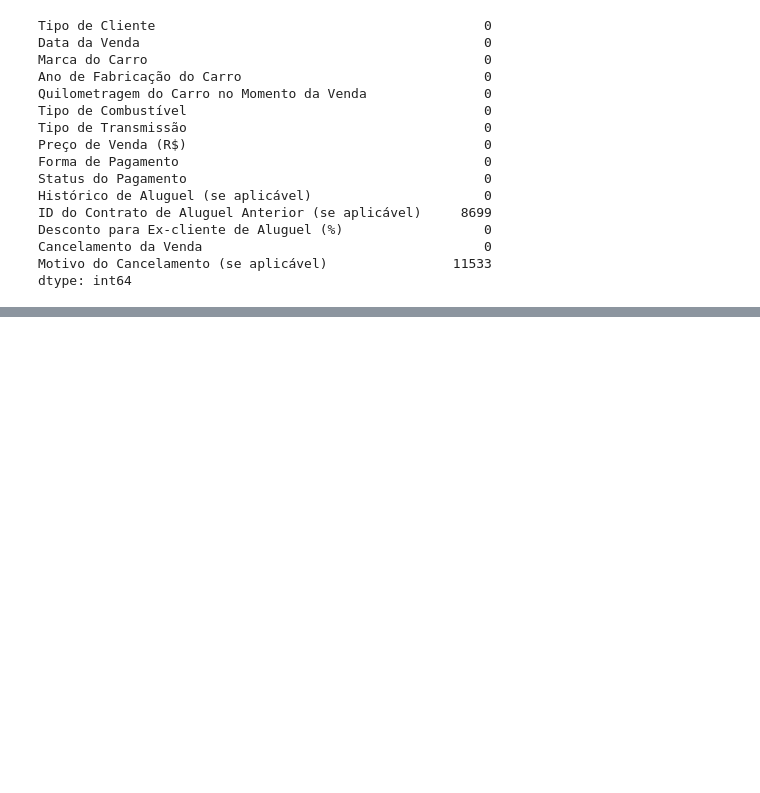
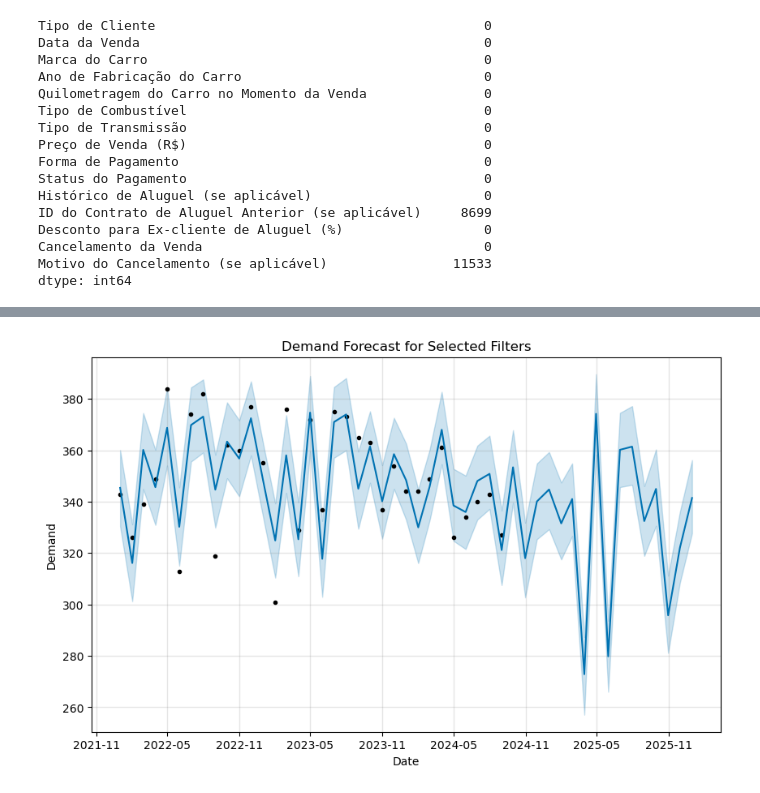
Before and after one commit to Henrique-Albuquerque2/PS-IJR-Grupo10, a Jupyter notebook: previsaoVendas.ipynb, the cells around one changed output, grey strips where cells are left out. Cells and saved outputs as stored; diff of their text form; code cells hidden in the pictures; blank space fills up the shorter version.

```diff
--- a/previsaoVendas.ipynb
+++ b/previsaoVendas.ipynb
@@ -413 +459,45 @@ display(VBox([
 VBox(children=(HBox(children=(VBox(children=(Label(value='Tipo de Cliente'), Checkbox(value=True, description=…
+# %%
+# Demanda
+
+# Step 1: Ensure 'Data da Venda' is in datetime format
+db_demand_total = db_alterado.copy()  # Use your already filtered db_alterado for vendas
+db_demand_total['Data da Venda'] = pd.to_datetime(db_demand_total['Data da Venda'], errors='coerce')  # Convert to datetime
+
+# Check if there are any rows where the conversion failed (invalid dates)
+invalid_dates = db_demand_total['Data da Venda'].isna().sum()
+if invalid_dates > 0:
+    print(f"Warning: {invalid_dates} rows have invalid dates and were set to NaT.")
+
+# Step 2: Extract month and year from 'Data da Venda'
+db_demand_total['Mes'] = db_demand_total['Data da Venda'].dt.month
+db_demand_total['Ano'] = db_demand_total['Data da Venda'].dt.year
+
+# Step 3: Filter out sales with pending payments
+db_demand_filtered_total = db_demand_total[db_demand_total['Status do Pagamento'] != 'pendente']
+
+# Step 5.3: Aggregate revenue by month (sum the 'Valor do contrato do aluguel')
+monthly_demand_forescast = db_demand_filtered_total.groupby(['Ano', 'Mes']).size().reset_index(name='Demand')
+
+# Step 5.4: Prepare the data for Prophet
+monthly_demand_forescast['ds'] = pd.to_datetime(monthly_demand_forescast['Ano'].astype(str) + '-' + monthly_demand_forescast['Mes'].astype(str) + '-01')
+monthly_demand_forescast['y'] = monthly_demand_forescast['Demand']
+
+# Step 5.5: Train Prophet model on filtered data
+model = Prophet()
+model.fit(monthly_demand_forescast[['ds', 'y']])
+
+# Step 5.6: Forecast the next 12 months
+future = model.make_future_dataframe(periods=16, freq='M')
+forecast = model.predict(future)
+
+# Step 5.7: Plot the forecast
+fig, ax = plt.subplots(figsize=(10, 6))
+model.plot(forecast, ax=ax)
+plt.title(f'Demand Forecast for Selected Filters')
+plt.xlabel('Date')
+plt.ylabel('Demand')
+plt.show()
+
+forecast[['ds', 'yhat', 'yhat_lower', 'yhat_upper']].to_excel('previsao_demanda.xlsx', index=False)
+# %% [output]
@@ -413,0 +506 @@ VBox(children=(HBox(children=(VBox(children=(Label(value='Tipo de Cliente'), Che
+[figure, added]
```
Also changed, not shown: parts of 5 cells of this notebook, 1 other file.
